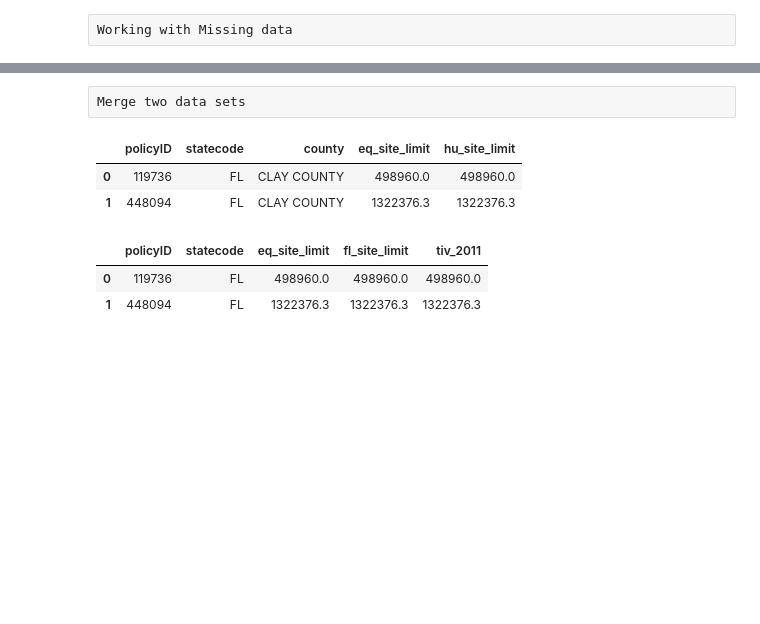
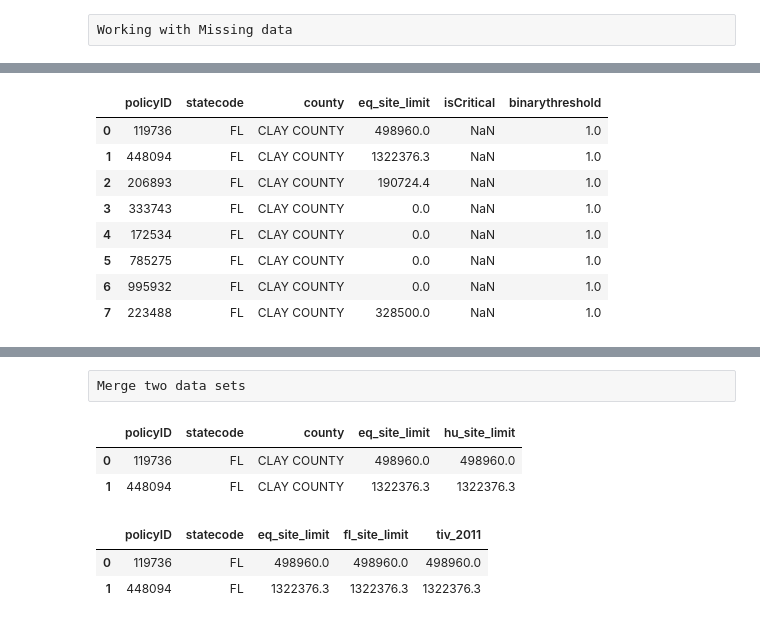
Before and after one commit to dnait/BigData, a Jupyter notebook: Datacleansing/datacleansing.ipynb, the cells around one changed output, grey strips where cells are left out. Saved outputs shown, nothing was run; the diff lists cells and outputs as text; code cells hidden in the pictures; blank space fills up the shorter version.

```diff
--- a/Datacleansing/datacleansing.ipynb
+++ b/Datacleansing/datacleansing.ipynb
@@ -94,2 +111,17 @@ Working with Missing data
+# %%
+#change the whole row into None: subset_bin.loc[5] = None
+#Change only one cell into None -> df['y'] = df['y'].replace({'N/A': np.nan})
+subset_none['binarythreshold'] = subset_none['binarythreshold'].replace({np.nan: 1.0})
+subset_none
+# %% [output]
+|  | policyID | statecode | county | eq_site_limit | isCritical | binarythreshold |
+| 0 | 119736 | FL | CLAY COUNTY | 498960.0 | NaN | 1.0 |
+| 1 | 448094 | FL | CLAY COUNTY | 1322376.3 | NaN | 1.0 |
+| 2 | 206893 | FL | CLAY COUNTY | 190724.4 | NaN | 1.0 |
+| 3 | 333743 | FL | CLAY COUNTY | 0.0 | NaN | 1.0 |
+| 4 | 172534 | FL | CLAY COUNTY | 0.0 | NaN | 1.0 |
+| 5 | 785275 | FL | CLAY COUNTY | 0.0 | NaN | 1.0 |
+| 6 | 995932 | FL | CLAY COUNTY | 0.0 | NaN | 1.0 |
+| 7 | 223488 | FL | CLAY COUNTY | 328500.0 | NaN | 1.0 |
 # %%
 #DataFrame.fillna() will replace NaN with 0
```
Also changed, not shown: parts of 4 cells of this notebook.
